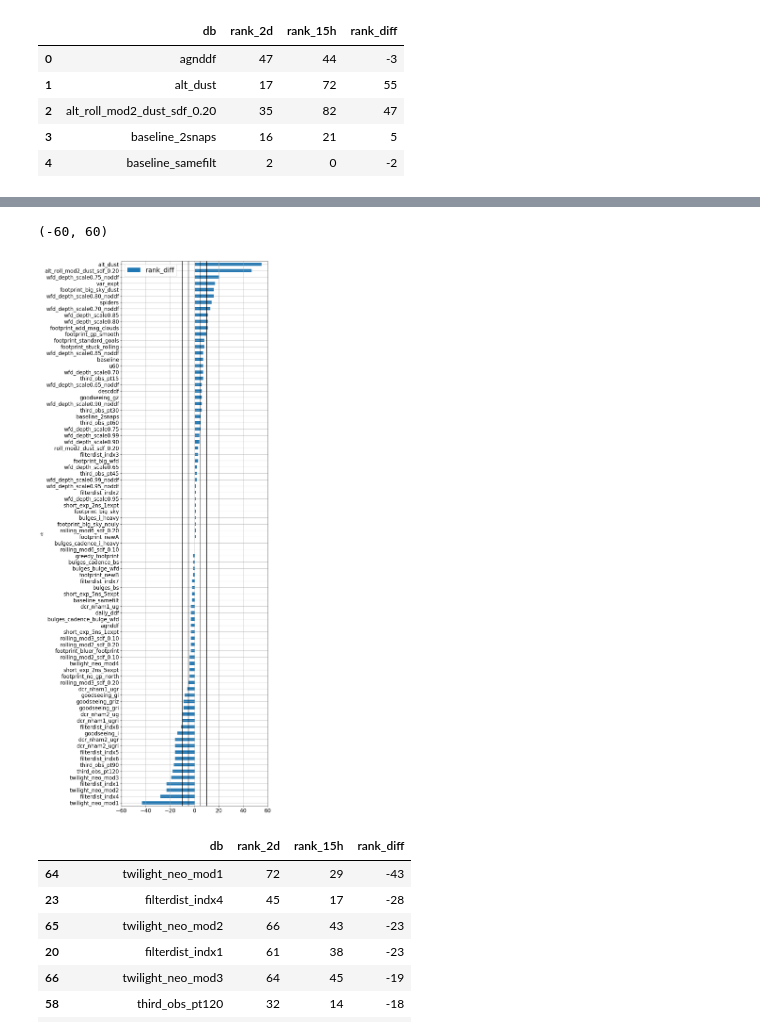
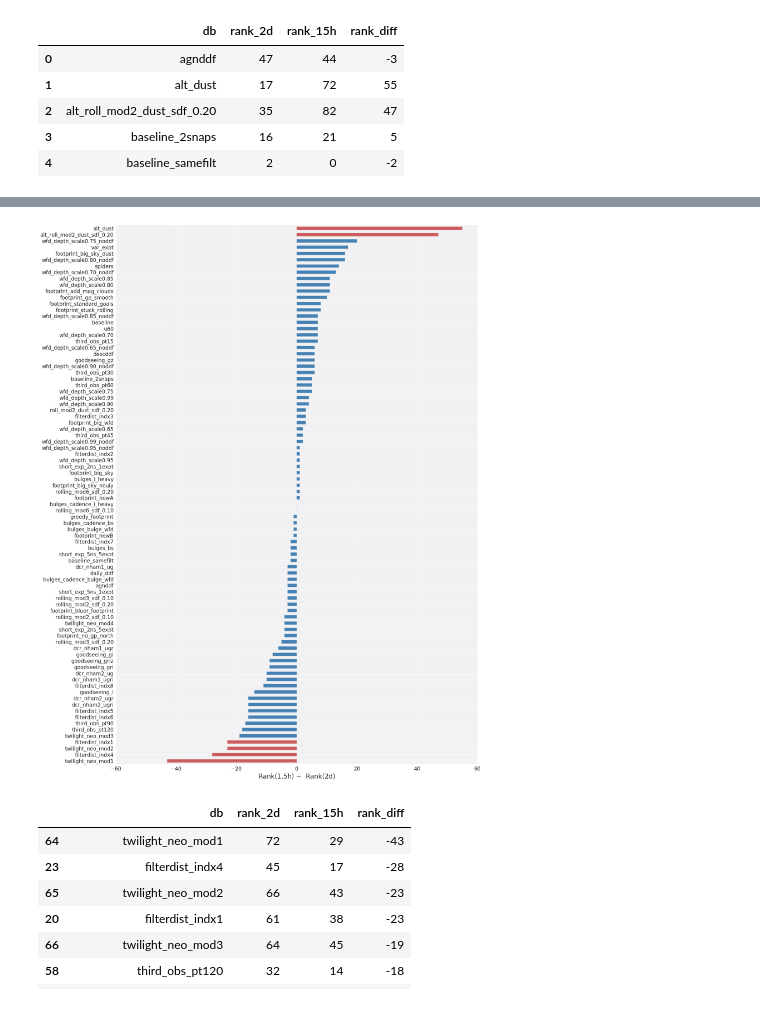
Before and after one commit to fedhere/LSSTunknowns, a Jupyter notebook: tdAdnom/plot_radar_parallel.ipynb, the cells around one changed output, grey strips where cells are left out. Cells and saved outputs as stored; diff of their text form; code cells hidden in the pictures.

```diff
--- a/tdAdnom/plot_radar_parallel.ipynb
+++ b/tdAdnom/plot_radar_parallel.ipynb
@@ -738,12 +738,12 @@ plt.savefig('figures/tgaps_para.pdf')
 # %% [markdown]
 ### footprint 2d vs 1.5h
 # %%
-fomcsv = './data/df_Nfields_v1.5_WFD_2d.csv'
+fomcsv = './data/df_Nfields_2d_v1.5_WFD.csv'
 dblist_all = dblist_v15
 
 df_norm_2d = get_df_norm(fomcsv = fomcsv, cols=cols_all, mode=0)[cols_diff_db]
 
-fomcsv = './data/df_Nfields_v1.5_WFD_15h.csv'
+fomcsv = './data/df_Nfields_1.5h_v1.5_WFD.csv'
 df_norm_15h = get_df_norm(fomcsv = fomcsv, cols=cols_all, mode=0)[cols_diff_db]
 # %%
 df_norm_2d['total'] = np.sum(df_norm_2d[ cols_diff ], axis=1)
@@ -787,22 +777,34 @@ df[np.abs(df.rank_diff) > 10]
+# %%
+plt.style.use('seaborn')
+plt.rc('legend', fontsize=20) # using a size in points
+plt.rc('xtick', labelsize=16)
+plt.rc('ytick', labelsize=16)
+plt.rcParams['axes.facecolor'] = "w"
 # %%
+ax = df[['db', 'rank_diff']].set_index('db') \
+                            .sort_values(by='rank_diff').plot.barh(figsize=(20, 30), stacked=True)
+
+#ax.axvline(5, color='k')
+#ax.axvline(-5, color='k')
+#ax.axvline(10, color='k')
+#ax.axvline(-10, color='k')
+
+ax.set_facecolor("#f1f1f3")
+
+ax.set_xlim([-60, 60])
+ax.get_legend().remove()
+
+for i,p in enumerate(ax.patches):
+    p.set_color('steelblue')
+    if i in [0, 1, 2, 3, 84, 85]:
+        p.set_color('indianred')
 
 
-ax = df[['db', 'rank_diff']].set_index('db') \
-                            .sort_values(by='rank_diff').plot.barh(figsize=(8, 30))
-
-ax.axvline(5, color='k')
-ax.axvline(-5, color='k')
-
-ax.axvline(10, color='k')
-
-ax.axvline(-10, color='k')
-
-
-ax.grid()
-ax.set_xlim([-60, 60])
+ax.set_xlabel("Rank(1.5h) $-$  Rank(2d)", fontsize=20)
+ax.set_ylabel("")
+plt.savefig("rank_diff.pdf", bbox_inches='tight')
 # %% [output]
-(-60, 60)
-[figure, old version]
+[figure, new version]
 # %%
 df.sort_values(by='rank_diff')
 # %% [output]
```
Also changed, not shown: parts of 1 cell of this notebook, 6 other files.
